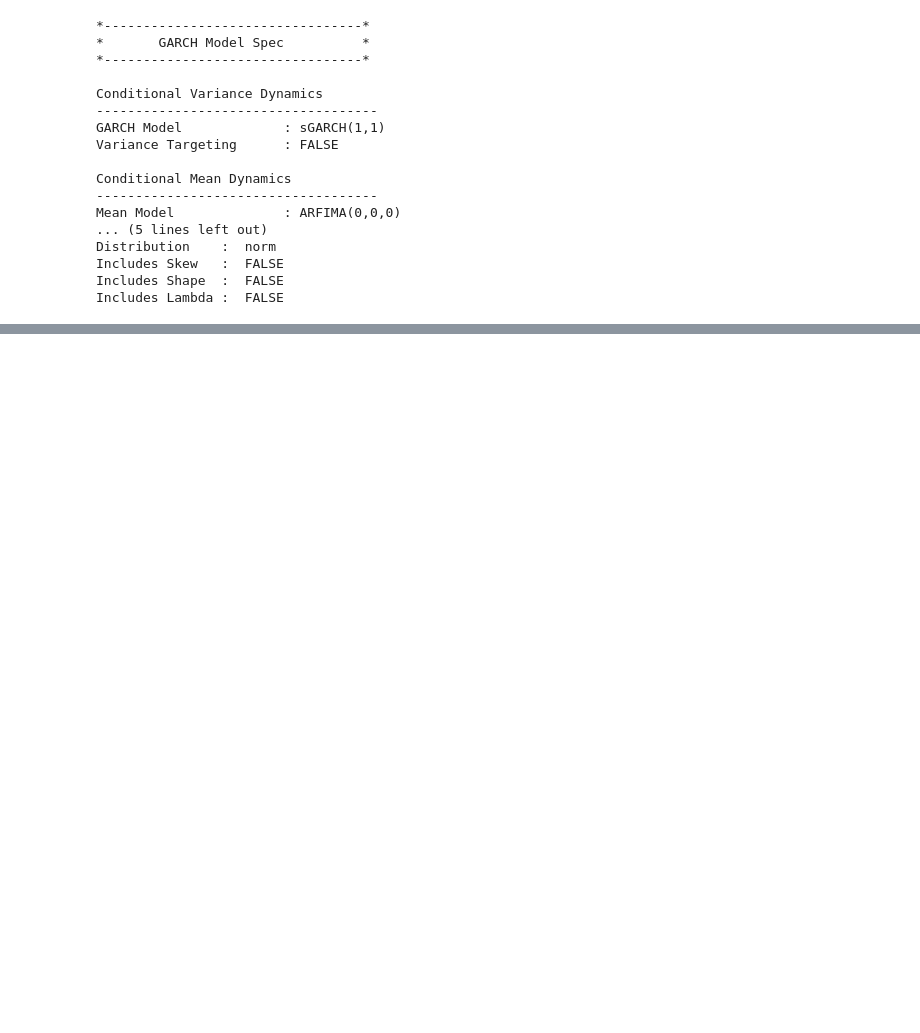
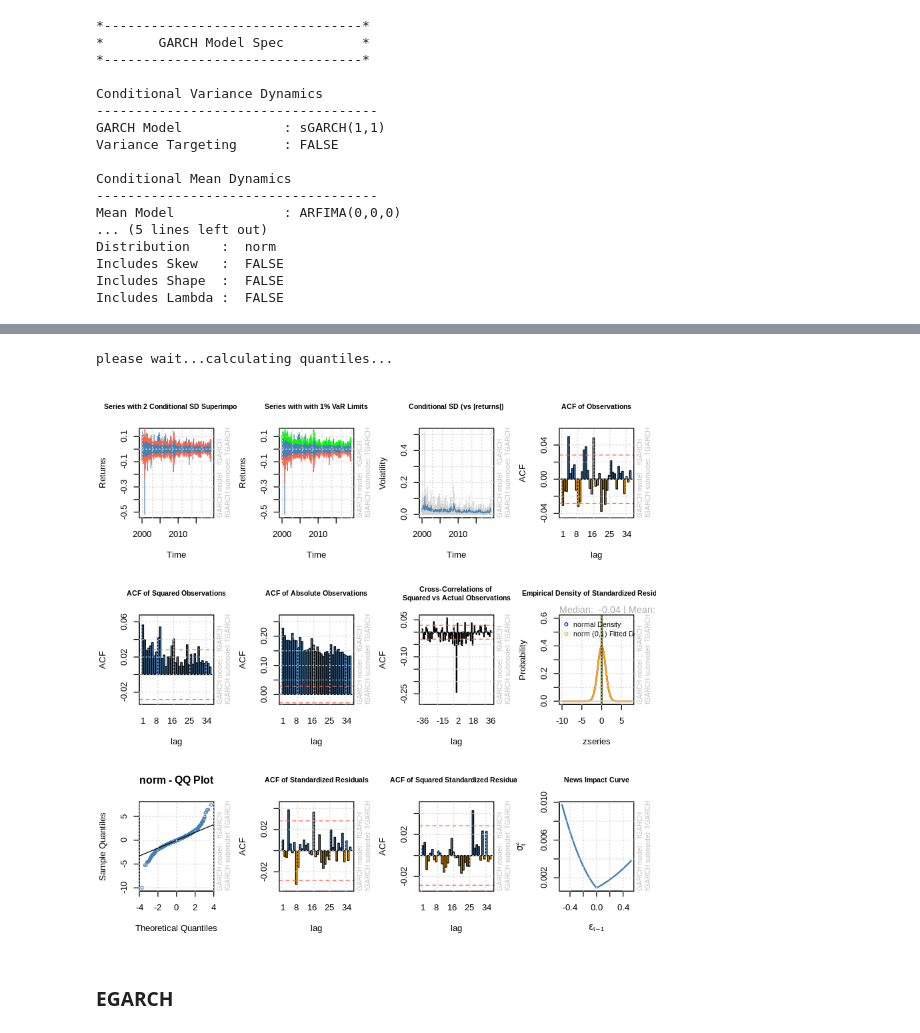
Before and after one commit to yehjxraymond/wqu_econometrics_group_proj, a Jupyter notebook: submission2/Part1.ipynb, the cells around one changed output, grey strips where cells are left out. Saved outputs shown, nothing was run; the diff lists cells and outputs as text; code cells hidden in the pictures; blank space fills up the shorter version.

```diff
--- a/submission2/Part1.ipynb
+++ b/submission2/Part1.ipynb
@@ -99,0 +138,8 @@ Elapsed time : 0.2692935
+# %%
+spec_tgarch_11 = ugarchspec(
+    variance.model = list( model = "fGARCH", submodel = "TGARCH", garchOrder = c(1,1)),
+    mean.model = list(armaOrder = c(0,0))
+)
+spec_tgarch_11
+fit_tgarch_11 = ugarchfit(spec_tgarch_11, Returns, solver='hybrid', out.sample = 30)
+fit_tgarch_11
@@ -99,0 +181,7 @@ Elapsed time : 0.2692935
+# %%
+plot(fit_tgarch_11, which = "all")
+# %% [output]
+please wait...calculating quantiles...
+[figure, added]
+# %% [markdown]
+### EGARCH
```
Also changed, not shown: parts of 27 cells of this notebook.
